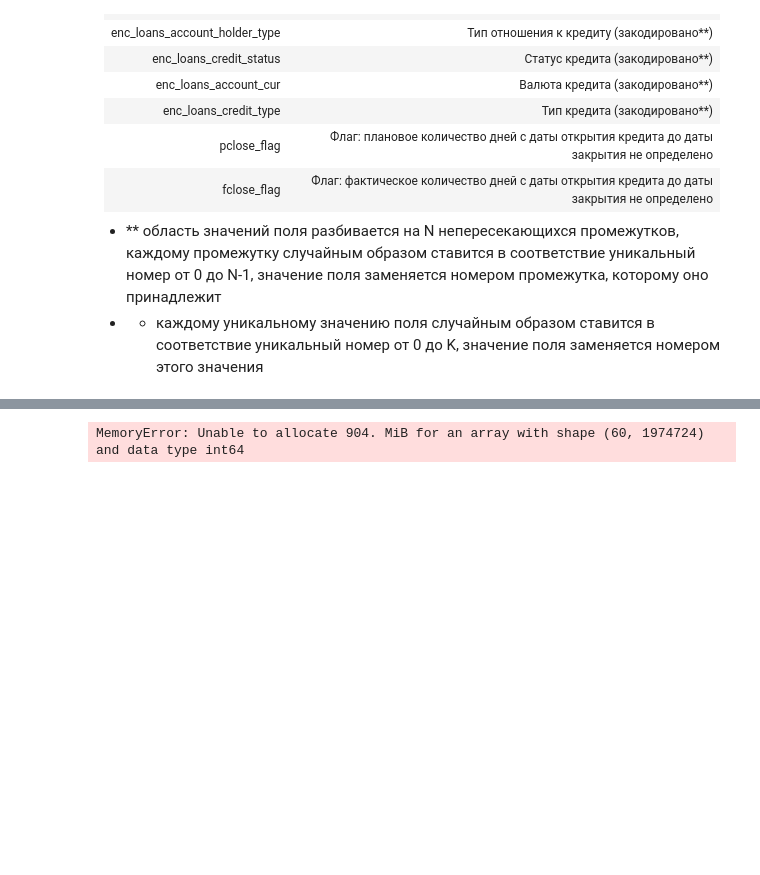
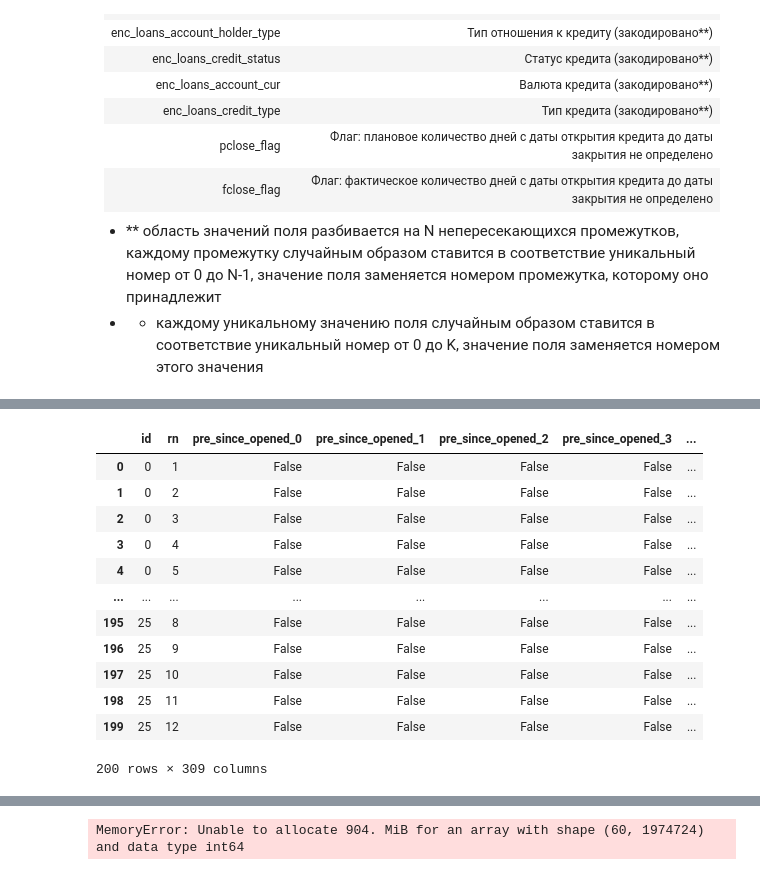
Before and after one commit to yurchest/DecSystem, a Jupyter notebook: model/eda.ipynb, the cells around one changed output, grey strips where cells are left out. Cells and saved outputs as stored; diff of their text form; code cells hidden in the pictures; blank space fills up the shorter version.

```diff
--- a/model/eda.ipynb
+++ b/model/eda.ipynb
@@ -126,0 +151,18 @@ fclose_flag	|Флаг: фактическое количество дней с
+# %%
+ohe_features = pd.concat([df, dummies], axis=1)
+ohe_features = ohe_features.drop(columns=feature_columns)
+ohe_features
+# %% [output]
+|  | id | rn | pre_since_opened_0 | pre_since_opened_1 | pre_since_opened_2 | pre_since_opened_3 | ... |
+| 0 | 0 | 1 | False | False | False | False | ... |
+| 1 | 0 | 2 | False | False | False | False | ... |
+| 2 | 0 | 3 | False | False | False | False | ... |
+| 3 | 0 | 4 | False | False | False | False | ... |
+| 4 | 0 | 5 | False | False | False | False | ... |
+| ... | ... | ... | ... | ... | ... | ... | ... |
+| 195 | 25 | 8 | False | False | False | False | ... |
+| 196 | 25 | 9 | False | False | False | False | ... |
+| 197 | 25 | 10 | False | False | False | False | ... |
+| 198 | 25 | 11 | False | False | False | False | ... |
+| 199 | 25 | 12 | False | False | False | False | ... |
+200 rows × 309 columns
```
Also changed, not shown: parts of 4 cells of this notebook, 6 other files.
